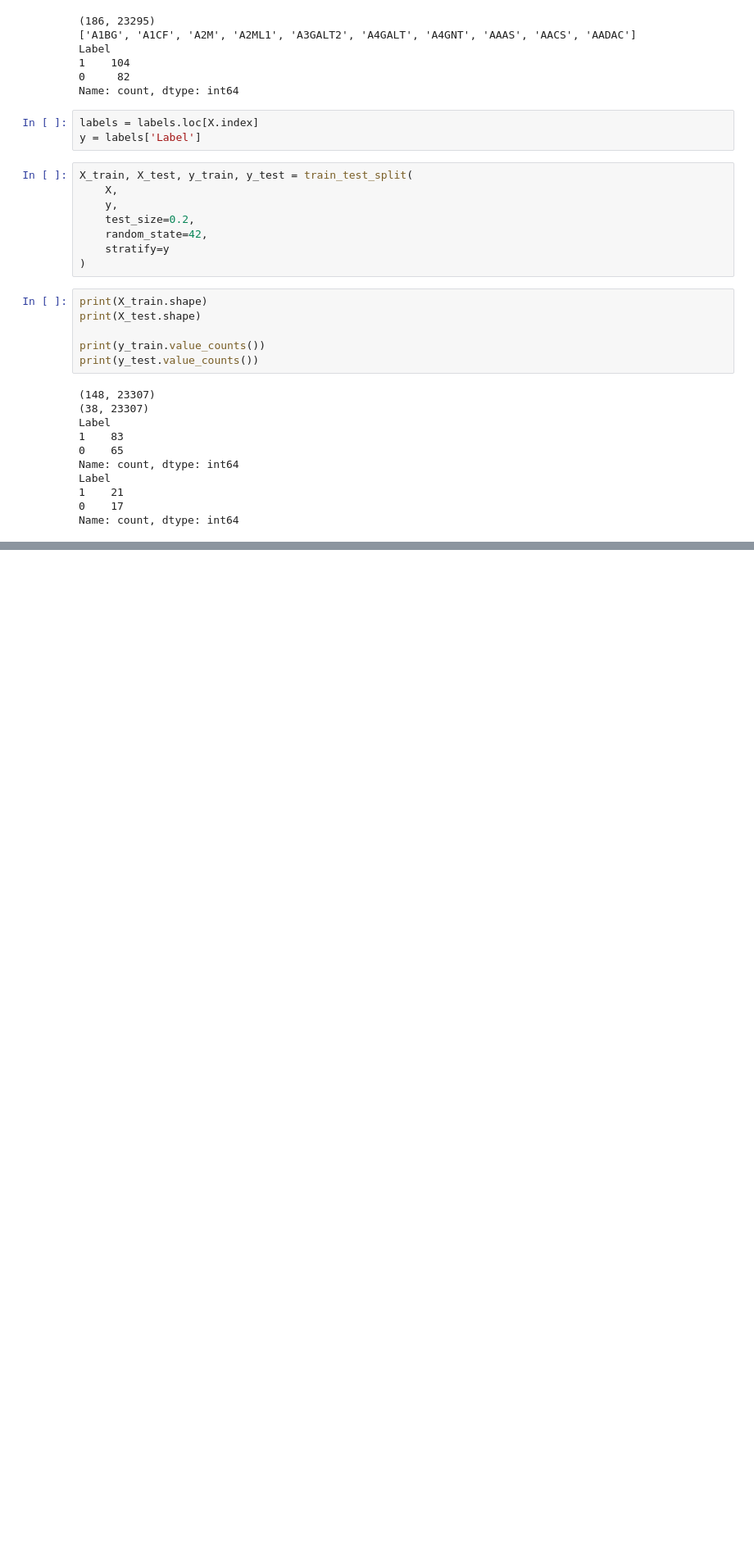
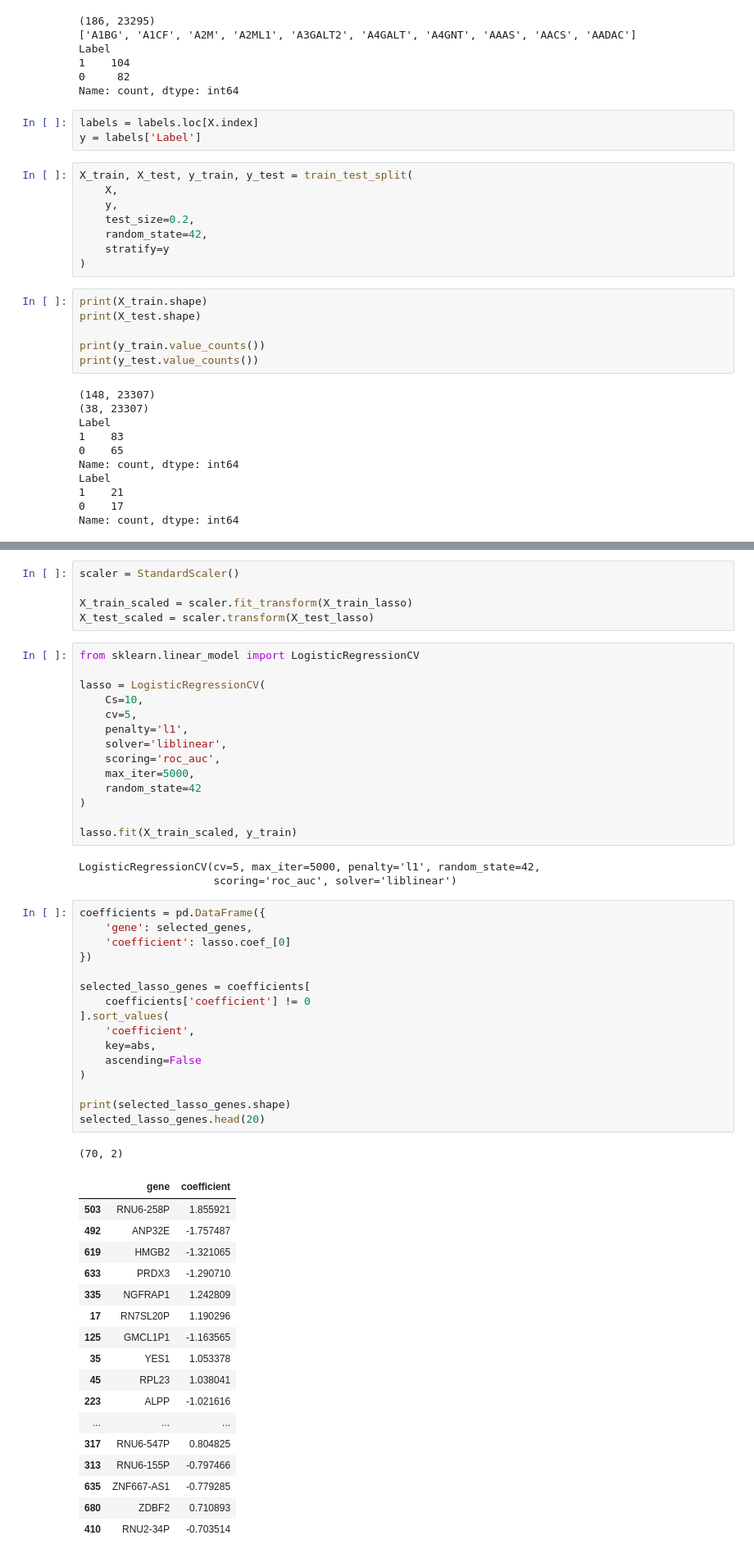
Before and after one commit to layakhosravi77-creator/ASD-Blood-Transcriptomic-Analysis, a Jupyter notebook: notebooks/01_data_exploration.ipynb, the cells around one changed output, grey strips where cells are left out. Shown at 82% size. Cells and saved outputs as stored; diff of their text form; blank space fills up the shorter version.

```diff
--- a/notebooks/01_data_exploration.ipynb
+++ b/notebooks/01_data_exploration.ipynb
@@ -606,0 +810,57 @@ Name: count, dtype: int64
+# %%
+scaler = StandardScaler()
+
+X_train_scaled = scaler.fit_transform(X_train_lasso)
+X_test_scaled = scaler.transform(X_test_lasso)
+# %%
+from sklearn.linear_model import LogisticRegressionCV
+
+lasso = LogisticRegressionCV(
+    Cs=10,
+    cv=5,
+    penalty='l1',
+    solver='liblinear',
+    scoring='roc_auc',
+    max_iter=5000,
+    random_state=42
+)
+
+lasso.fit(X_train_scaled, y_train)
+# %% [output]
+LogisticRegressionCV(cv=5, max_iter=5000, penalty='l1', random_state=42,
+                     scoring='roc_auc', solver='liblinear')
+# %%
+coefficients = pd.DataFrame({
+    'gene': selected_genes,
+    'coefficient': lasso.coef_[0]
+})
+
+selected_lasso_genes = coefficients[
+    coefficients['coefficient'] != 0
+].sort_values(
+    'coefficient',
+    key=abs,
+    ascending=False
+)
+
+print(selected_lasso_genes.shape)
+selected_lasso_genes.head(20)
+# %% [output]
+(70, 2)
+|  | gene | coefficient |
+| 503 | RNU6-258P | 1.855921 |
+| 492 | ANP32E | -1.757487 |
+| 619 | HMGB2 | -1.321065 |
+| 633 | PRDX3 | -1.290710 |
+| 335 | NGFRAP1 | 1.242809 |
+| 17 | RN7SL20P | 1.190296 |
+| 125 | GMCL1P1 | -1.163565 |
+| 35 | YES1 | 1.053378 |
+| 45 | RPL23 | 1.038041 |
+| 223 | ALPP | -1.021616 |
+| ... | ... | ... |
+| 317 | RNU6-547P | 0.804825 |
+| 313 | RNU6-155P | -0.797466 |
+| 635 | ZNF667-AS1 | -0.779285 |
+| 680 | ZDBF2 | 0.710893 |
+| 410 | RNU2-34P | -0.703514 |
```
Also changed, not shown: parts of 23 cells of this notebook.
